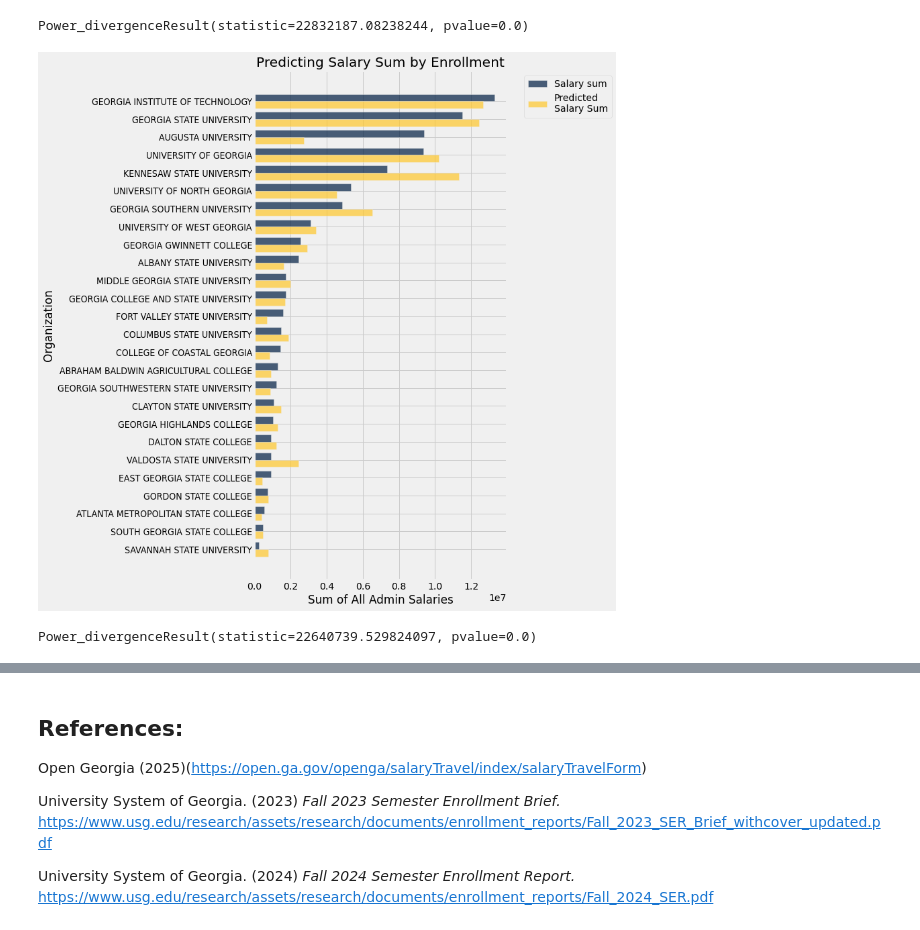
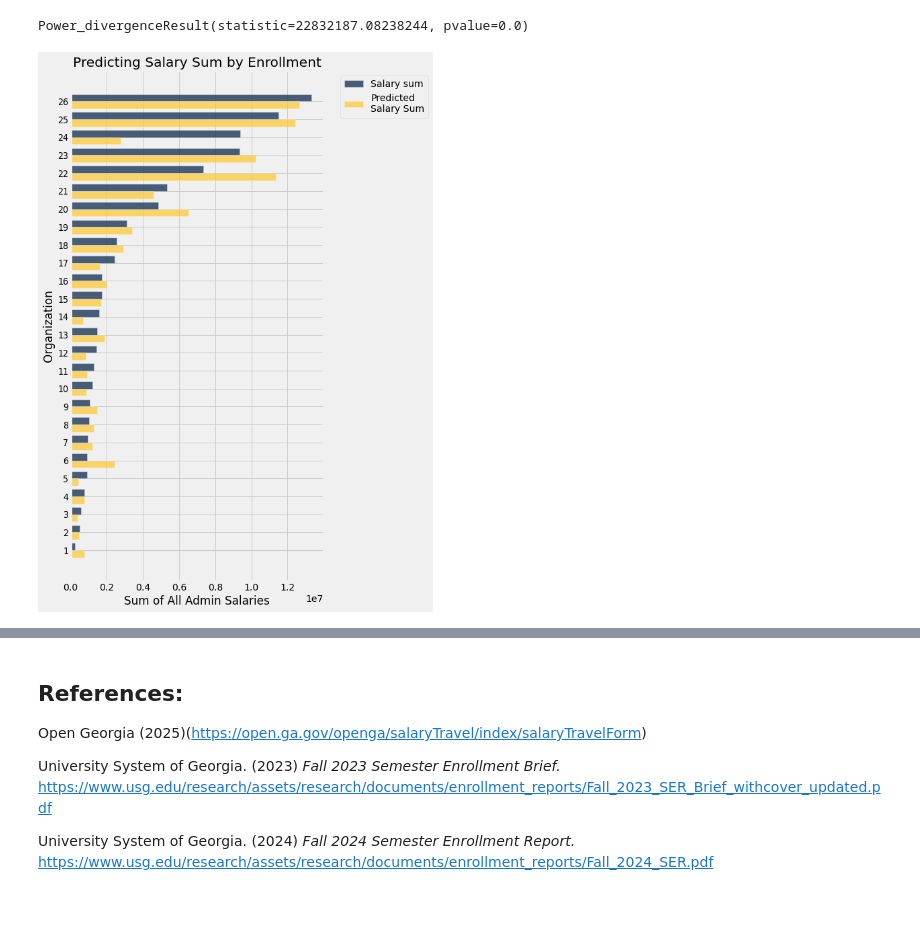
Before and after one commit to BradWhoRuns/SalaryStudy24, a Jupyter notebook: LongitudinalStudyAdminSalary.ipynb, the cells around one changed output, grey strips where cells are left out. Cells and saved outputs as stored; diff of their text form; code cells hidden in the pictures.

```diff
--- a/LongitudinalStudyAdminSalary.ipynb
+++ b/LongitudinalStudyAdminSalary.ipynb
@@ -484,4 +529,12 @@ stats.linregress( hold_up_deans2.column("Total Enrollment"), hold_up_deans2.colu
 # %% [output]
 LinregressResult(slope=0.4956696126683897, intercept=105544.10745968562, rvalue=0.22827807527513122, pvalue=0.3472266937537848, stderr=0.5127225298806245)
 # %%
-np.median(hold_up_deans.where("Organization", are.containing("NORTH")).column("Salary"))
+np.random.seed(1776)
+random_label = np.random.choice(np.arange(1,27),26, replace=False);
+
+## To remove the random label
+## delete the
+
+## .with_column("Organization", random_label)
+
+## from the cell(s) below
@@ -524,9 +578,12 @@ stats.chisquare(salary_sum24, exp_salary_sum24)
 # %% [output]
 Power_divergenceResult(statistic=22832187.08238244, pvalue=0.0)
 # %%
-admin19to24.where("Year", 2024).select("Organization", "Salary").group("Organization", sum).with_column("Predicted\nSalary Sum", sum(salary_sum24)*enroll24/usg_total_enroll).sort(1,True).barh("Organization")
+admin19to24.where("Year", 2024).select("Organization", "Salary").group("Organization",
+            sum).with_column("Predicted\nSalary Sum", sum(salary_sum24)*enroll24/usg_total_enroll
+            ).with_column("Organization", random_label).sort(1,True).barh("Organization")
 plots.xlabel("Sum of All Admin Salaries")
+plots.yticks(np.arange(1,27)-.5, np.arange(1,27))
 plots.title("Predicting Salary Sum by Enrollment")
 plots.savefig("pareto_total_dollars.pdf", bbox_inches = 'tight');
 # %% [output]
-[figure, old version]
+[figure, new version]
@@ -544,4 +589,0 @@ exp_salary_sum24 = sum(salary_sum24)*enroll24/usg_total_enroll
-# %%
-stats.chisquare(salary_sum24, exp_salary_sum24)
-# %% [output]
-Power_divergenceResult(statistic=22640739.529824097, pvalue=0.0)
```
Also changed, not shown: parts of 15 cells of this notebook.
